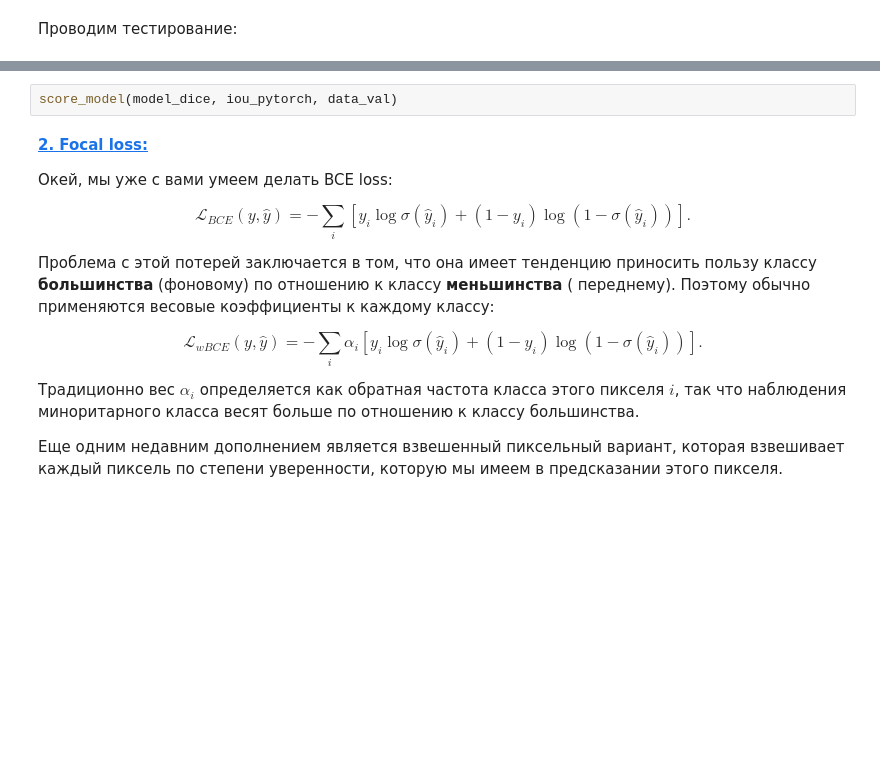
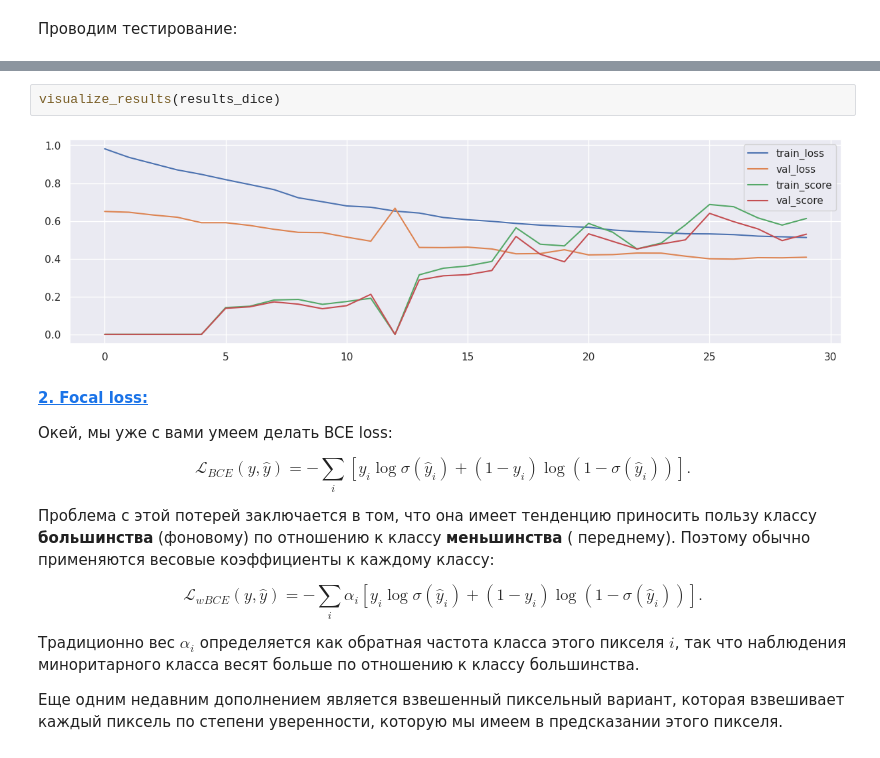
Before and after one commit to kekoveca/DLS_spring, a Jupyter notebook: segmentation/hw-semantic-segmentation.ipynb, the cells around one changed output, grey strips where cells are left out. Saved outputs shown, nothing was run; the diff lists cells and outputs as text; blank space fills up the shorter version.

```diff
--- a/segmentation/hw-semantic-segmentation.ipynb
+++ b/segmentation/hw-semantic-segmentation.ipynb
@@ -364,5 +540,7 @@ train(model_dice, optimaizer, dice_loss, max_epochs, data_tr, data_val)
-# %%
-score_model(model_dice, iou_pytorch, data_val)
+# %%
+visualize_results(results_dice)
+# %% [output]
+[figure, added]
 # %% [markdown]
 [**2. Focal loss:**](https://arxiv.org/pdf/1708.02002.pdf)
 
```
Also changed, not shown: parts of 43 cells of this notebook.
